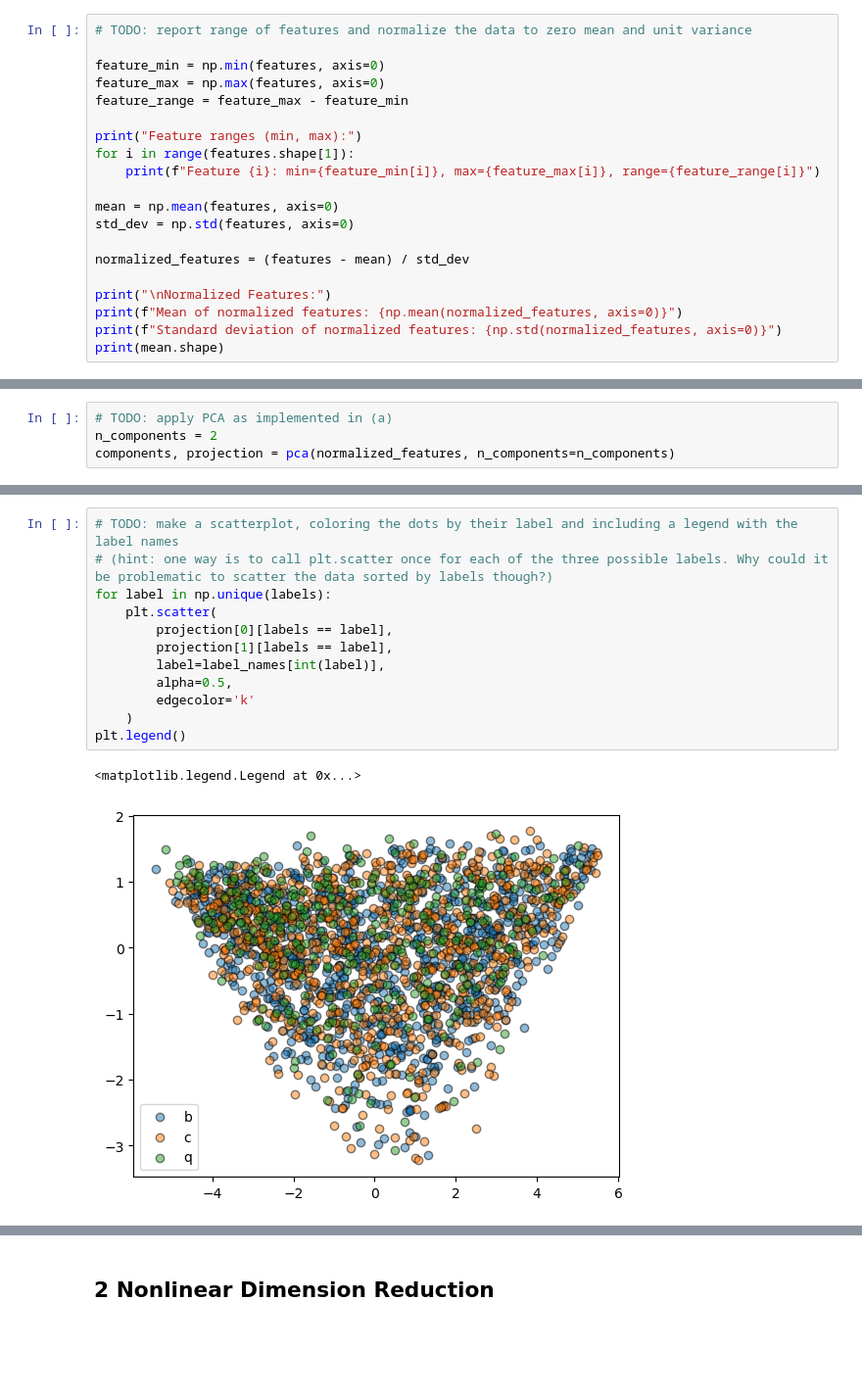
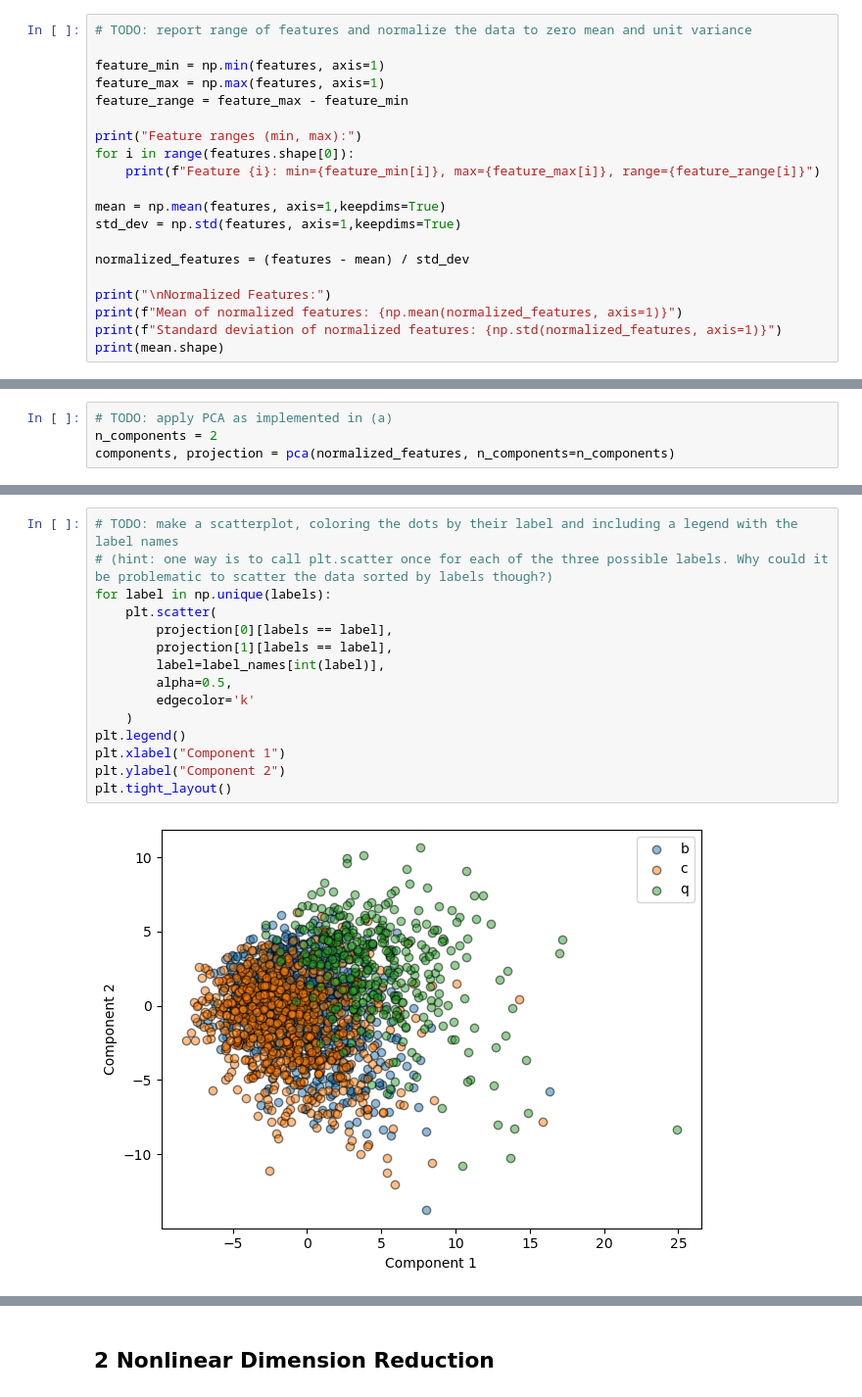
Before and after one commit to Alex2667/mlph_w24, a Jupyter notebook: sheet01/sheet01.ipynb, the cells around one changed output, grey strips where cells are left out. Shown at 98% size. Saved outputs shown, nothing was run; the diff lists cells and outputs as text; blank space fills up the shorter version.

```diff
--- a/sheet01/sheet01.ipynb
+++ b/sheet01/sheet01.ipynb
@@ -119,22 +114,22 @@ Normalize the data
 # %%
 # TODO: report range of features and normalize the data to zero mean and unit variance
 
-feature_min = np.min(features, axis=0)
-feature_max = np.max(features, axis=0)
+feature_min = np.min(features, axis=1)
+feature_max = np.max(features, axis=1)
 feature_range = feature_max - feature_min
 
 print("Feature ranges (min, max):")
-for i in range(features.shape[1]):
+for i in range(features.shape[0]):
     print(f"Feature {i}: min={feature_min[i]}, max={feature_max[i]}, range={feature_range[i]}")
 
-mean = np.mean(features, axis=0)
-std_dev = np.std(features, axis=0)
+mean = np.mean(features, axis=1,keepdims=True)
+std_dev = np.std(features, axis=1,keepdims=True)
 
 normalized_features = (features - mean) / std_dev
 
 print("\nNormalized Features:")
-print(f"Mean of normalized features: {np.mean(normalized_features, axis=0)}")
-print(f"Standard deviation of normalized features: {np.std(normalized_features, axis=0)}")
+print(f"Mean of normalized features: {np.mean(normalized_features, axis=1)}")
+print(f"Standard deviation of normalized features: {np.std(normalized_features, axis=1)}")
 print(mean.shape)
 # %% [output]
 Feature ranges (min, max):
@@ -172,15 +169,17 @@ No clusters of classes can be seen. The data has a conical shape.
 # %%
 # TODO: make a scatterplot, coloring the dots by their label and including a legend with the label names
 # (hint: one way is to call plt.scatter once for each of the three possible labels. Why could it be problematic to scatter the data sorted by labels though?)
 for label in np.unique(labels):
     plt.scatter(
         projection[0][labels == label],
         projection[1][labels == label],
         label=label_names[int(label)],
         alpha=0.5,
         edgecolor='k'
     )
 plt.legend()
+plt.xlabel("Component 1")
+plt.ylabel("Component 2")
+plt.tight_layout()
 # %% [output]
-<matplotlib.legend.Legend at 0x...>
-[figure, old version]
+[figure, new version]
```
Also changed, not shown: parts of 15 cells of this notebook.
